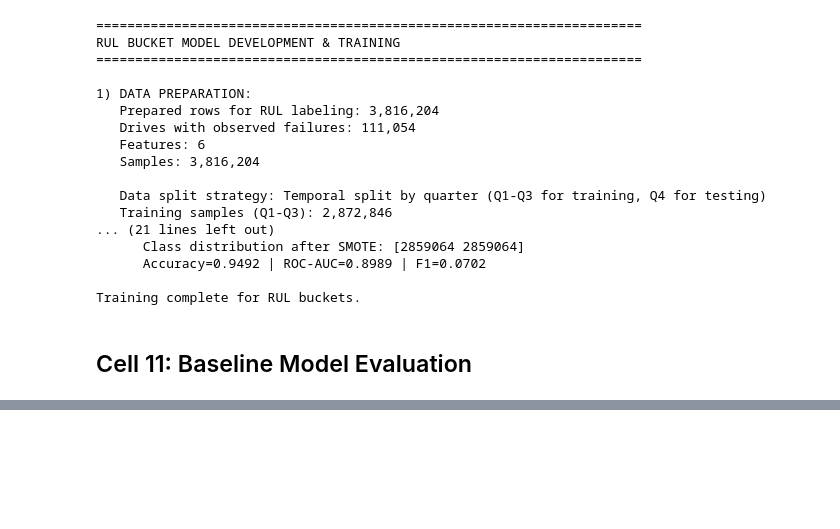
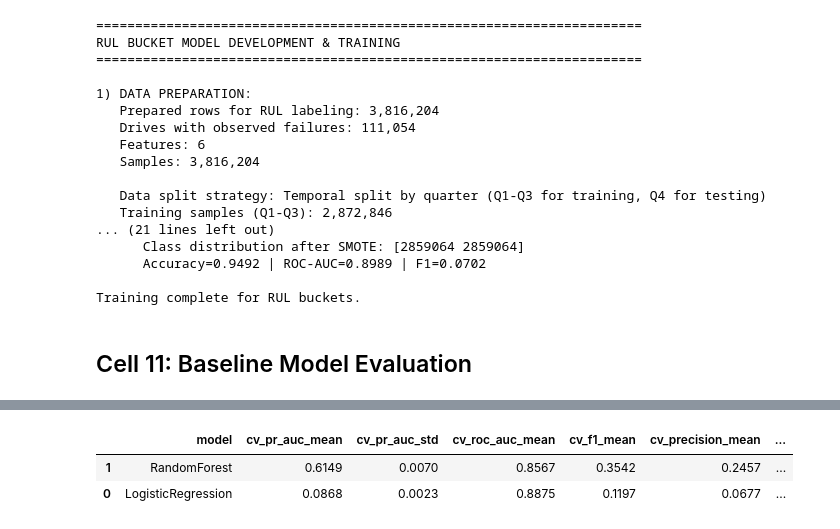
Before and after one commit to abhishek-sub/AIML-Project4, a Jupyter notebook: Project4.ipynb, the cells around one changed output, grey strips where cells are left out. Drawn from its saved outputs; the diff is of its cells as text; code cells hidden in the pictures; blank space fills up the shorter version.

```diff
--- a/Project4.ipynb
+++ b/Project4.ipynb
@@ -1493,0 +2324,92 @@ TOP 10 ABSOLUTE COEFFICIENTS (Logistic Regression, 30d horizon):
+# %%
+print("="*70)
+print("CROSS-VALIDATION ACROSS CANDIDATE MODELS")
+print("="*70)
+
+from sklearn.model_selection import StratifiedKFold, cross_validate
+from sklearn.pipeline import Pipeline
+from sklearn.impute import SimpleImputer
+from sklearn.preprocessing import StandardScaler
+from sklearn.linear_model import LogisticRegression
+from sklearn.ensemble import RandomForestClassifier
+
+# ------------------------------
+# Use 30-day horizon as primary business horizon for model selection.
+# ------------------------------
+target_col = 'fail_within_30d'
+
+if 'source_df' not in locals() or target_col not in source_df.columns:
+    print("Required data not found. Run Cell 10 first to prepare source_df and fail_within_30d labels.")
+else:
+    cv_feature_cols = [c for c in source_df.columns if c.endswith('_raw')] + ['capacity_bytes']
+    cv_feature_cols = [c for c in cv_feature_cols if c in source_df.columns]
+
+    X_all = source_df[cv_feature_cols].copy()
+    y_all = source_df[target_col].astype(int).copy()
+
+    if 'train_mask' in locals():
+        X_train_cv = X_all[train_mask].reset_index(drop=True)
+        y_train_cv = y_all[train_mask].reset_index(drop=True)
+        print(f"Using temporal train partition for CV: {len(y_train_cv):,} rows")
+    else:
+        X_train_cv = X_all.reset_index(drop=True)
+        y_train_cv = y_all.reset_index(drop=True)
+        print("train_mask not found; using full dataset for CV.")
+
+    if y_train_cv.nunique() < 2:
+        print("Target contains a single class in CV partition. Cannot run CV.")
+    else:
+        skf = StratifiedKFold(n_splits=5, shuffle=True, random_state=42)
+
+        models_for_cv = {
+            'LogisticRegression': Pipeline([
+                ('imputer', SimpleImputer(strategy='median', keep_empty_features=True)),
+                ('scaler', StandardScaler()),
+                ('model', LogisticRegression(max_iter=1000, class_weight='balanced', random_state=42))
+            ]),
+            'RandomForest': Pipeline([
+                ('imputer', SimpleImputer(strategy='median', keep_empty_features=True)),
+                ('model', RandomForestClassifier(
+                    n_estimators=300,
+                    class_weight='balanced',
+                    random_state=42,
+                    n_jobs=1
+                ))
+            ])
+        }
+
+        scoring = {
+            'pr_auc': 'average_precision',
+            'roc_auc': 'roc_auc',
+            'f1': 'f1',
+            'precision': 'precision',
+            'recall': 'recall'
+        }
+
+        cv_rows = []
+        for name, pipe in models_for_cv.items():
+            # Use single-process CV on Windows to avoid WinError 1450 resource exhaustion.
+            scores = cross_validate(
+                pipe,
+                X_train_cv,
+                y_train_cv,
+                cv=skf,
+                scoring=scoring,
+                n_jobs=1,
+                return_train_score=False
+            )
+
+            cv_rows.append({
+                'model': name,
+                'cv_pr_auc_mean': np.mean(scores['test_pr_auc']),
+                'cv_pr_auc_std': np.std(scores['test_pr_auc']),
+                'cv_roc_auc_mean': np.mean(scores['test_roc_auc']),
+                'cv_f1_mean': np.mean(scores['test_f1']),
+                'cv_precision_mean': np.mean(scores['test_precision']),
+                'cv_recall_mean': np.mean(scores['test_recall'])
+            })
+
+        cv_results_df = pd.DataFrame(cv_rows).sort_values('cv_pr_auc_mean', ascending=False)
+        print("\nCross-validation summary (sorted by PR-AUC):")
+        display(cv_results_df.round(4))
+# %% [output]
@@ -1493,0 +2422,3 @@ TOP 10 ABSOLUTE COEFFICIENTS (Logistic Regression, 30d horizon):
+|  | model | cv_pr_auc_mean | cv_pr_auc_std | cv_roc_auc_mean | cv_f1_mean | cv_precision_mean | ... |
+| 1 | RandomForest | 0.6149 | 0.0070 | 0.8567 | 0.3542 | 0.2457 | ... |
+| 0 | LogisticRegression | 0.0868 | 0.0023 | 0.8875 | 0.1197 | 0.0677 | ... |
```
Also changed, not shown: parts of 27 cells of this notebook, 1 other file.
